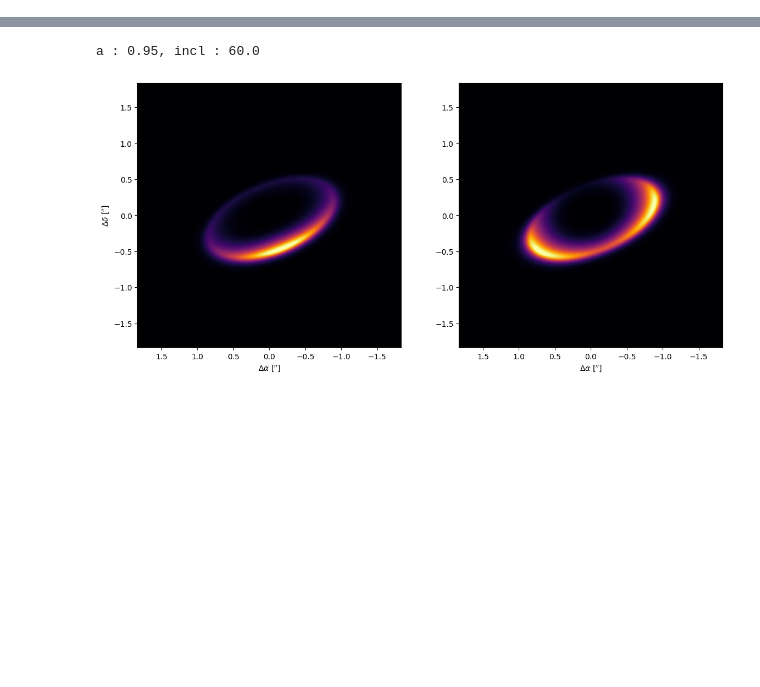
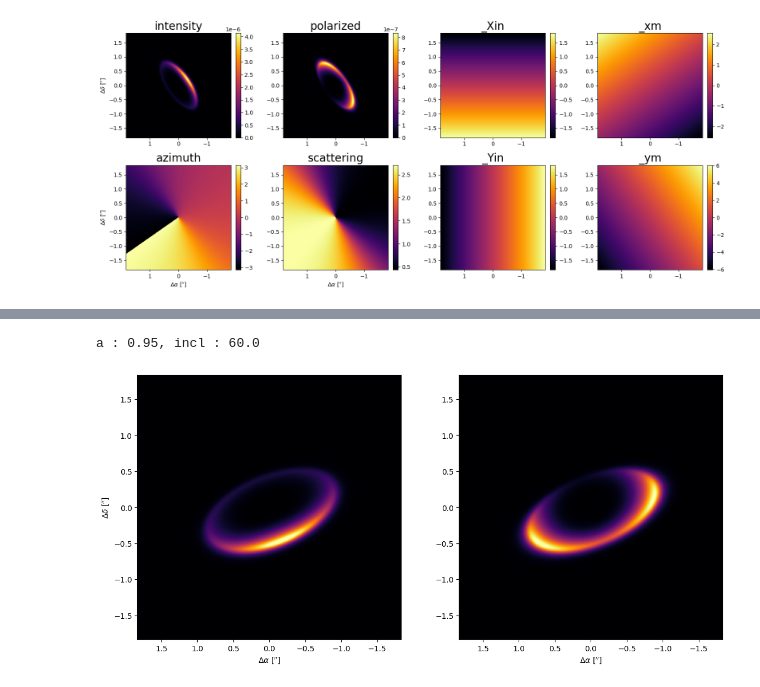
Before and after one commit to Kalmika/DDiT, a Jupyter notebook: generation.ipynb, the cells around one changed output, grey strips where cells are left out. Saved outputs shown, nothing was run; the diff lists cells and outputs as text; code cells hidden in the pictures; blank space fills up the shorter version.

```diff
--- a/generation.ipynb
+++ b/generation.ipynb
@@ -19,3 +21,43 @@ def normalized_data(data):
 
 def dict_to_string(d):
     return '-'.join(f'{key}{value}' for key, value in d.items())
+# %%
+from DDiT import Disk
+disk = Disk(**disk_params)
+
+# Compute model parameters
+model_params = {
+    'a' : 0.95,             # Semi-major axis of the disk in arcseconds
+    'incl' :65.,           # Inclination, in degrees
+    'pa' : 145,            # Position angle, in degrees
+    'pin' : 5.0,            # Inner slope of the density distribution (>0)
+    'pout' : -15.0,         # Outer slope of the density distribution (<0)
+    'e' : 0.0,              # Eccentricity
+    'omega' : 85.,          # Argument of periapsis, in degrees
+    'gsca' : 0.5,           # Henyey-Greenstein coefficient for total intensity
+    'gpol' : 0.5,           # Henyey-Greenstein coefficient for polarized intensity
+    'opang' : 0.03,         # Opening angle of the disk, in radians
+    'wave' : 1200,          # Wavelength in units of microns.
+
+}
+disk.compute_model(**model_params)
+
+fig, axs = plt.subplots(2, 4, figsize=(16, 7))
+properties = ['intensity', 'polarized', "_Xin", "_xm", 'azimuth', 'scattering', "_Yin", "_ym"]
+for ax, prop_name in zip(axs.ravel(), properties):
+    data = getattr(disk, prop_name)
+    # cax = ax.imshow(np.rot90(data, 2), extent=[disk._xlim, -disk._xlim, -disk._xlim, disk._xlim], cmap='inferno')
+    cax = ax.imshow(data, extent=[disk._xlim, -disk._xlim, -disk._xlim, disk._xlim], cmap='inferno')
+    cbar = fig.colorbar(cax, ax=ax, orientation='vertical', fraction=0.046, pad=0.04)
+    ax.set_title(f'{prop_name}', fontsize=20)
+    if prop_name in ['azimuth', 'scattering']:
+        ax.set_xlabel('$\Delta \\alpha$ [$^{\prime\prime}$]')
+    if prop_name in ['intensity', 'azimuth']:
+        ax.set_ylabel('$\Delta \\delta$ [$^{\prime\prime}$]')
+
+plt.tight_layout()
+#plt.subplots_adjust(hspace=-0.15, wspace=0.2)  # Adjust the space between plots
+#plt.savefig('output/images/{}_combined_plot.png'.format(dict_to_string(model_params)))
+plt.show()
+# %% [output]
+[figure, added]
```
Also changed, not shown: parts of 25 cells of this notebook, 1 other file.
